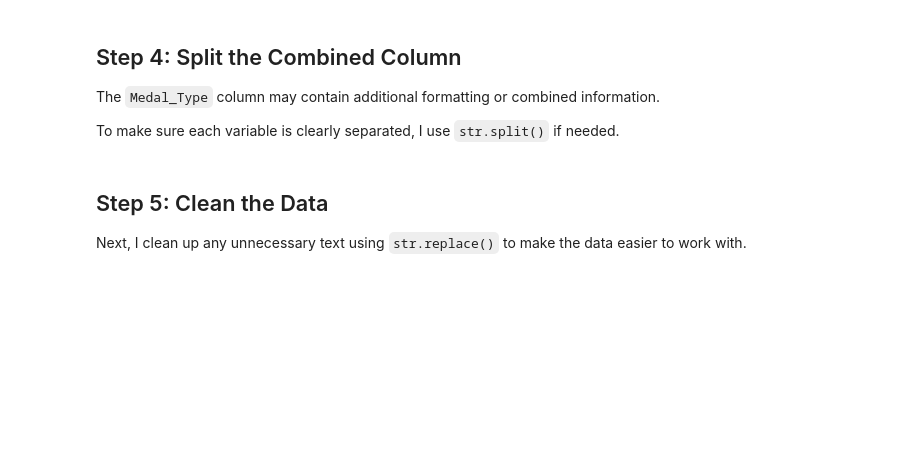
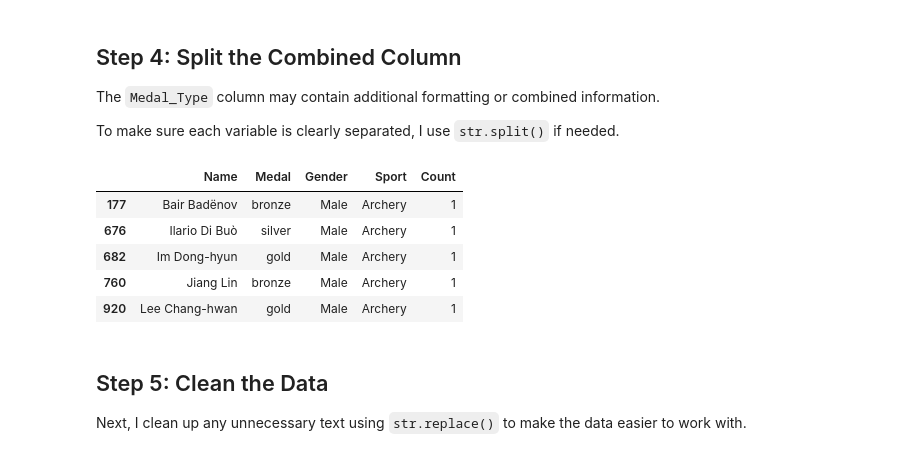
Before and after one commit to fbartola/Bartolacci-Data-Science-Portfolio, a Jupyter notebook: tidy_data_project/tidy_data_project.ipynb, the cells around one changed output. Saved outputs shown, nothing was run; the diff lists cells and outputs as text; code cells hidden in the pictures; blank space fills up the shorter version.

```diff
--- a/tidy_data_project/tidy_data_project.ipynb
+++ b/tidy_data_project/tidy_data_project.ipynb
@@ -57,12 +94,24 @@ The `Medal_Type` column may contain additional formatting or combined informatio
 
 To make sure each variable is clearly separated, I use `str.split()` if needed.
 # %%
-# If Medal_Type has extra text, split it (adjust depending on your dataset)
-# Example: "Gold_Total" → ["Gold", "Total"]
 
-tidy_df[["Medal", "Category"]] = tidy_df["Medal_Type"].str.split("_", expand=True)
+tidy_df[["Gender", "Sport"]] = tidy_df["Medal_Type"].str.split("_", n=1, expand=True)
+
+tidy_df["Gender"] = tidy_df["Gender"].str.strip().str.title()
+tidy_df["Sport"] = tidy_df["Sport"].str.replace("_", " ", regex=False).str.strip().str.title()
+
+tidy_df = tidy_df.drop(columns="Medal_Type")
+
+tidy_df["Count"] = 1
 
 tidy_df.head()
+# %% [output]
+|  | Name | Medal | Gender | Sport | Count |
+| 177 | Bair Badënov | bronze | Male | Archery | 1 |
+| 676 | Ilario Di Buò | silver | Male | Archery | 1 |
+| 682 | Im Dong-hyun | gold | Male | Archery | 1 |
+| 760 | Jiang Lin | bronze | Male | Archery | 1 |
+| 920 | Lee Chang-hwan | gold | Male | Archery | 1 |
 # %% [markdown]
 ## Step 5: Clean the Data
 
```
Also changed, not shown: parts of 15 cells of this notebook, 5 other files.
